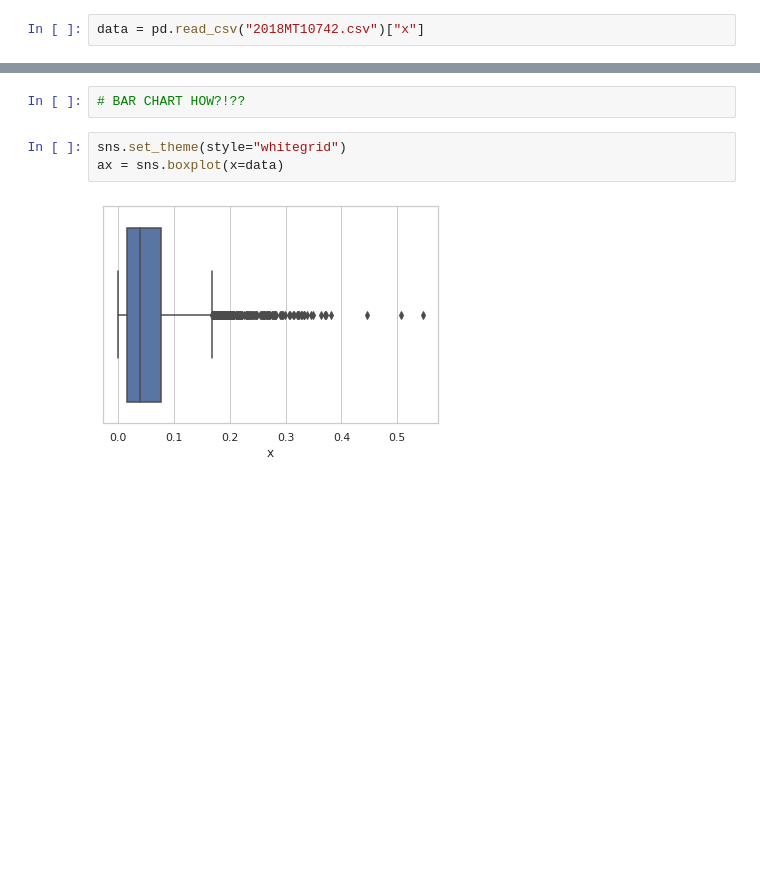
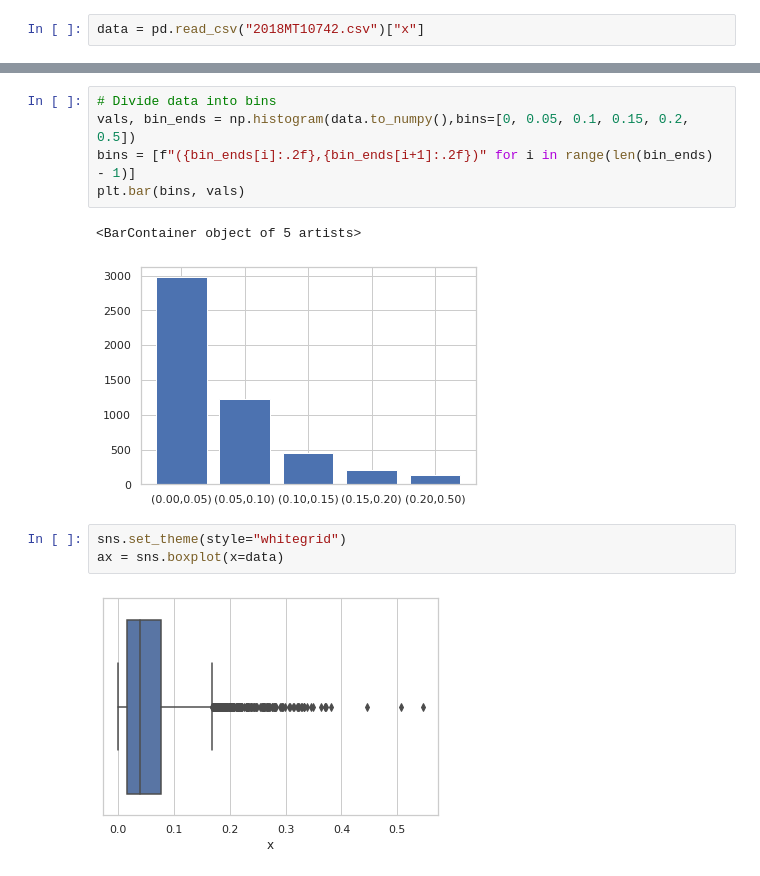
Before and after one commit to arpit-saxena/MTL390, a Jupyter notebook: assign1/nb.ipynb, the cells around one changed output, grey strips where cells are left out. Cells and saved outputs as stored; diff of their text form; blank space fills up the shorter version.

```diff
--- a/assign1/nb.ipynb
+++ b/assign1/nb.ipynb
@@ -12,5 +18,11 @@ data.hist(bins=20)
-# %%
-# BAR CHART HOW?!??
+# %%
+# Divide data into bins
+vals, bin_ends = np.histogram(data.to_numpy(),bins=[0, 0.05, 0.1, 0.15, 0.2, 0.5])
+bins = [f"({bin_ends[i]:.2f},{bin_ends[i+1]:.2f})" for i in range(len(bin_ends) - 1)]
+plt.bar(bins, vals)
+# %% [output]
+<BarContainer object of 5 artists>
+[figure, added]
 # %%
 sns.set_theme(style="whitegrid")
 ax = sns.boxplot(x=data)
```
Also changed, not shown: parts of 11 cells of this notebook, 4 other files.
